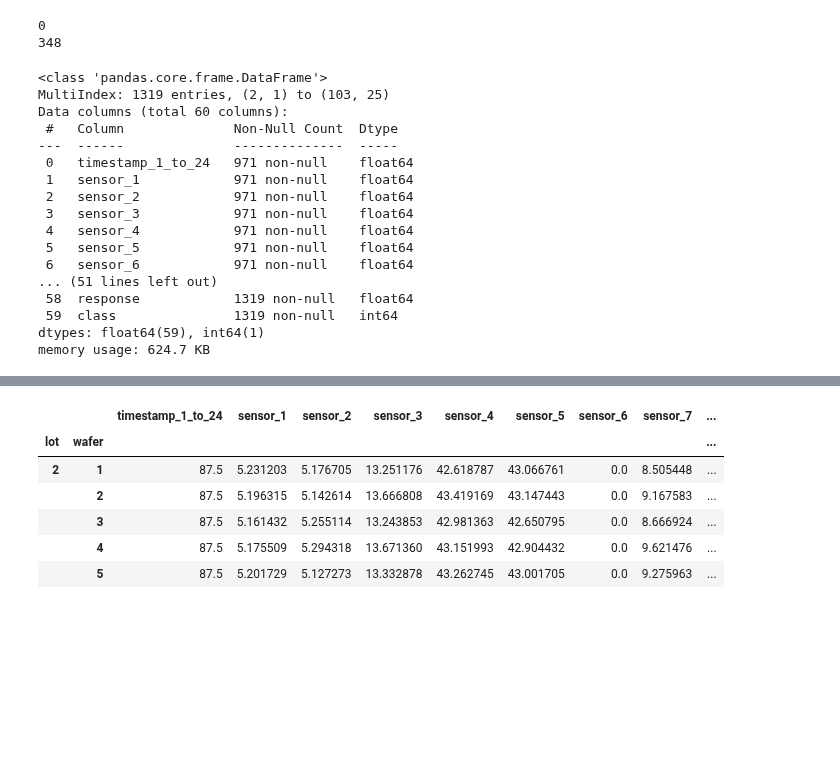
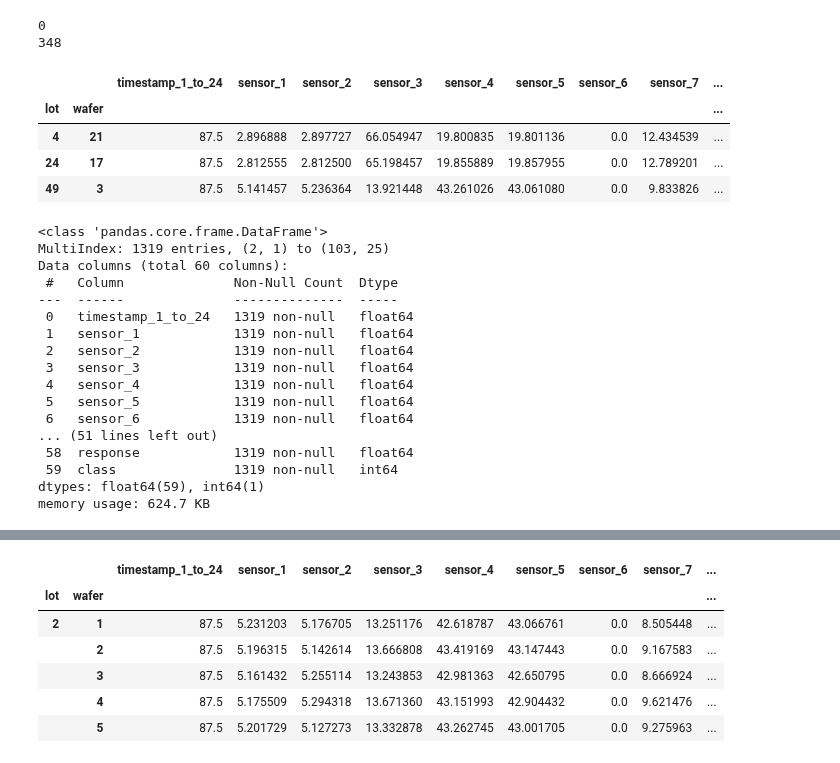
Before and after one commit to divtummala/springboard, a Jupyter notebook: Capstone/EquipmentDataFinal/semiTool.ipynb, the cells around one changed output, grey strips where cells are left out. Saved outputs shown, nothing was run; the diff lists cells and outputs as text; code cells hidden in the pictures; blank space fills up the shorter version.

```diff
--- a/Capstone/EquipmentDataFinal/semiTool.ipynb
+++ b/Capstone/EquipmentDataFinal/semiTool.ipynb
@@ -24,7 +25,7 @@ grouped_data_1_to_24 = sensors_1_to_24.groupby(['lot', 'wafer']).mean().sort_val
 grouped_data_25_to_56 = sensors_25_to_56.groupby(['lot', 'wafer']).mean().sort_values('lot')
 # %%
 response['lot'] = response['lot'].str.replace('lot', '').astype('int64')
-response['class'] = response['class'].replace(['good', 'bad'], [1, 0])
+response['class'] = response['class'].replace(['good', 'bad'], [1, 0]).astype('int64')
 grouped_response = response.groupby(['lot', 'wafer']).mean().sort_values('lot')
 # %%
 print(len(grouped_response.index) - len(grouped_data_25_to_56.index))
@@ -35,6 +36,16 @@ print(len(grouped_response.index) - len(grouped_data_1_to_24.index))
 # %%
 sensor_data = grouped_data_1_to_24.join(grouped_data_25_to_56, how='outer', lsuffix='_1_to_24', rsuffix='_25_to_56')
 data = sensor_data.join(grouped_response, how='outer')
+# %%
+data = data.fillna(0)
+# %%
+data.sample(3)
+# %% [output]
+|  |  | timestamp_1_to_24 | sensor_1 | sensor_2 | sensor_3 | sensor_4 | sensor_5 | sensor_6 | sensor_7 | ... |
+| lot | wafer |  |  |  |  |  |  |  |  | ... |
+| 4 | 21 | 87.5 | 2.896888 | 2.897727 | 66.054947 | 19.800835 | 19.801136 | 0.0 | 12.434539 | ... |
+| 24 | 17 | 87.5 | 2.812555 | 2.812500 | 65.198457 | 19.855889 | 19.857955 | 0.0 | 12.789201 | ... |
+| 49 | 3 | 87.5 | 5.141457 | 5.236364 | 13.921448 | 43.261026 | 43.061080 | 0.0 | 9.833826 | ... |
 # %%
 data.info()
 # %% [output]
@@ -43,13 +54,13 @@ MultiIndex: 1319 entries, (2, 1) to (103, 25)
 Data columns (total 60 columns):
  #   Column              Non-Null Count  Dtype
 ---  ------              --------------  -----
- 0   timestamp_1_to_24   971 non-null    float64
- 1   sensor_1            971 non-null    float64
- 2   sensor_2            971 non-null    float64
- 3   sensor_3            971 non-null    float64
- 4   sensor_4            971 non-null    float64
- 5   sensor_5            971 non-null    float64
- 6   sensor_6            971 non-null    float64
+ 0   timestamp_1_to_24   1319 non-null   float64
+ 1   sensor_1            1319 non-null   float64
+ 2   sensor_2            1319 non-null   float64
+ 3   sensor_3            1319 non-null   float64
+ 4   sensor_4            1319 non-null   float64
+ 5   sensor_5            1319 non-null   float64
+ 6   sensor_6            1319 non-null   float64
 ... (51 lines left out)
  58  response            1319 non-null   float64
  59  class               1319 non-null   int64
```
Also changed, not shown: parts of 15 cells of this notebook.
